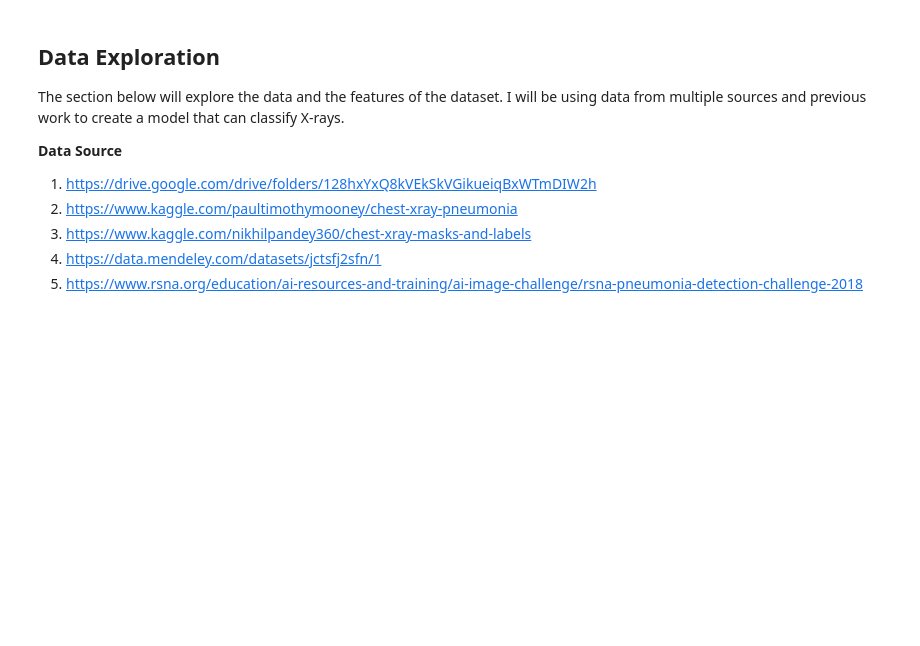
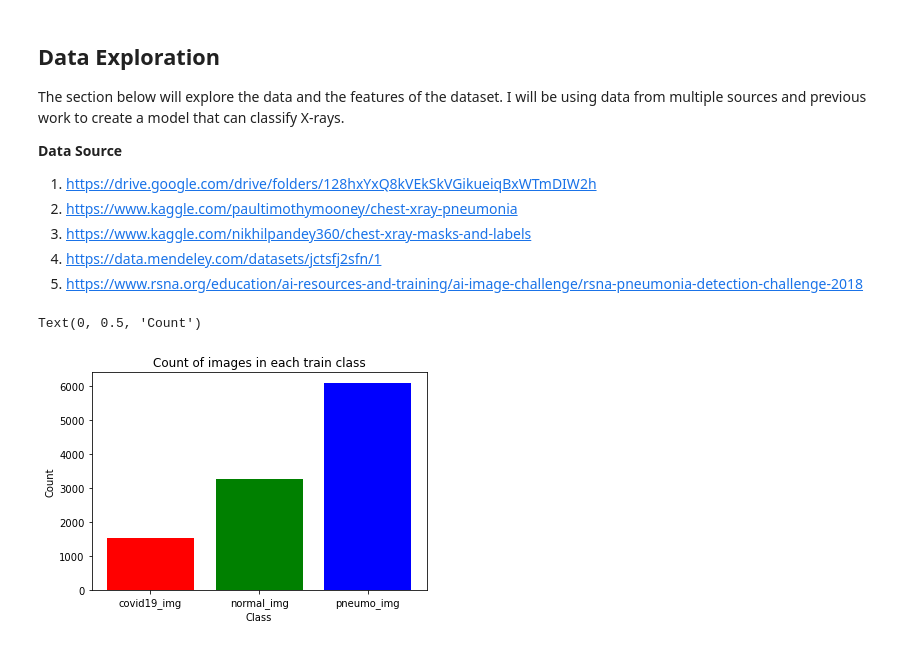
Before and after one commit to c0desh1n0b1/Pneumonia-Detection, a Jupyter notebook: Finalyearproject.ipynb, the cells around one changed output. Cells and saved outputs as stored; diff of their text form; code cells hidden in the pictures; blank space fills up the shorter version.

Commit message:
analysis section of the train test and validation images

```diff
--- a/Finalyearproject.ipynb
+++ b/Finalyearproject.ipynb
@@ -23,0 +33,17 @@ I will be using data from multiple sources and previous work to create a model t
+# %%
+#After splitting the images into separate folders plotting a histogram of the images in the folders will help identfiy imbalance in the classes
+#First is creating a dictionary to store the number of images in each folder
+#Import the data from the train folder
+train_path = "C:/Users/tedjo/OneDrive/Pictures/XRays/SplitData/train"
+Xray_classes = {'covid19_img': len(os.listdir(f'{train_path}/COVID19')),
+                'normal_img': len(os.listdir(f'{train_path}/NORMAL')),
+                'pneumo_img': len(os.listdir(f'{train_path}/PNEUMONIA'))}
+
+#Plotting the histogram of the images in the folders
+plt.bar(Xray_classes.keys(), Xray_classes.values(),color=['red','green','blue'])
+plt.title('Count of images in each train class')
+plt.xlabel('Class')
+plt.ylabel('Count')
+# %% [output]
+Text(0, 0.5, 'Count')
+[figure, added]
```
Also changed, not shown: parts of 6 cells of this notebook.
